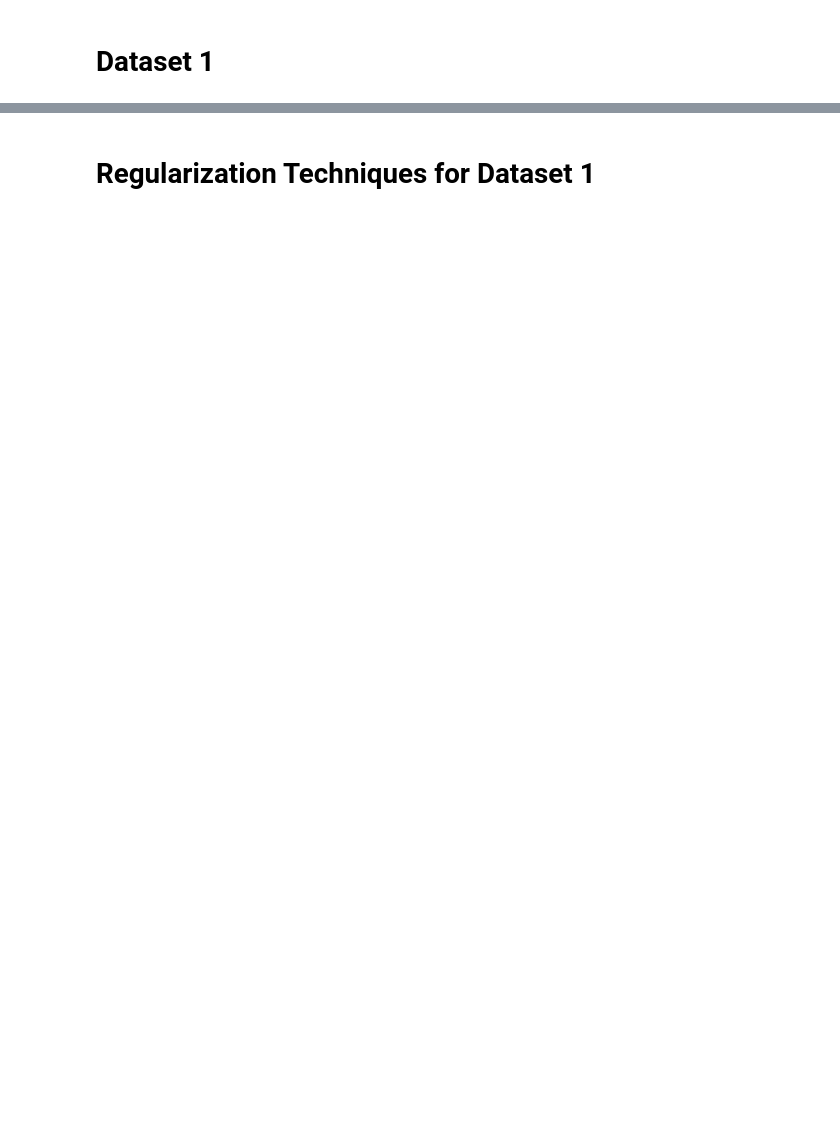
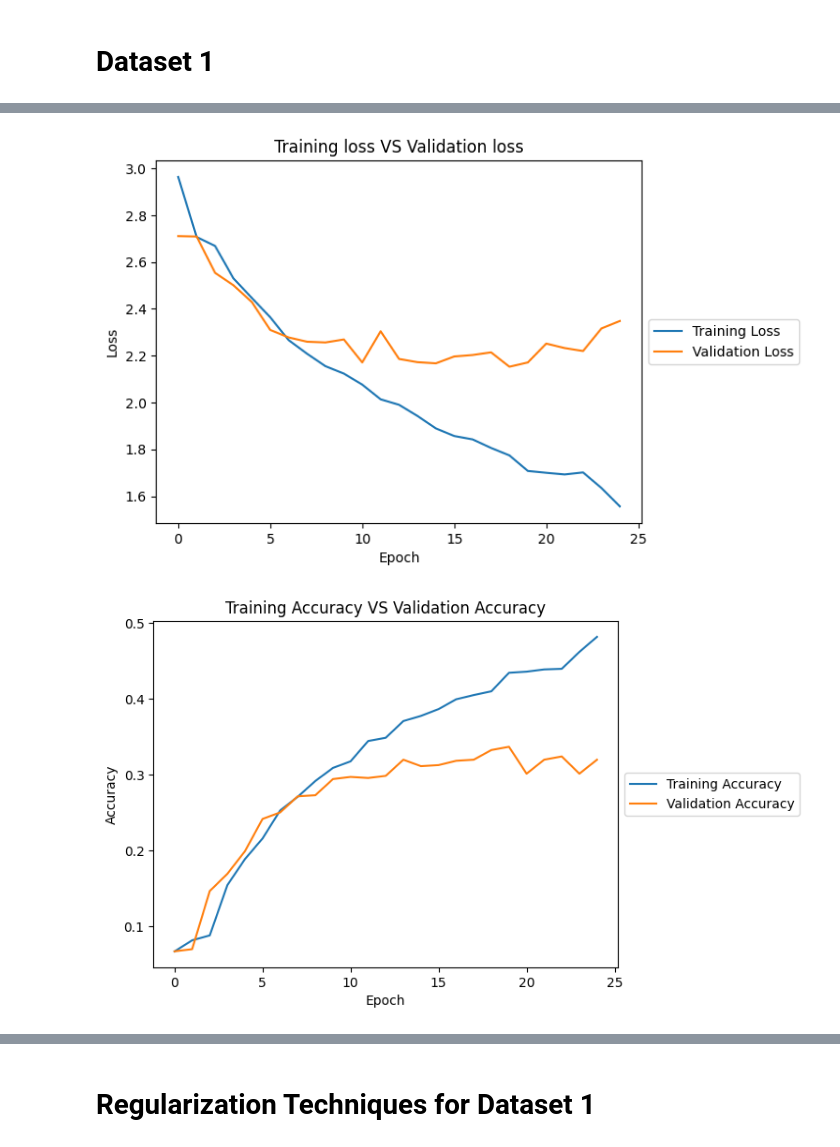
Before and after one commit to hrishikesh2708/CSCI567_Machine_Learning_Project, a Jupyter notebook: complex_regularization_CNN.ipynb, the cells around one changed output, grey strips where cells are left out. Drawn from its saved outputs; the diff is of its cells as text; code cells hidden in the pictures; blank space fills up the shorter version.

```diff
--- a/complex_regularization_CNN.ipynb
+++ b/complex_regularization_CNN.ipynb
@@ -14,7 +14,7 @@ import datasets
 import nltk
 import os
 import random
-from PIL import Image
+# from PIL import Image
 import matplotlib.pyplot as plt
 import tensorflow as tf
 
@@ -22,6 +22,7 @@ import tensorflow as tf
 # import tensorflow_datasets as tfds
 import tensorflow as tf  # For tf.data
 import keras
+import csv
 from keras import layers
 from tensorflow.keras import regularizers
 from keras.applications import EfficientNetB0
@@ -29,8 +30,8 @@ from keras.applications import EfficientNetB0
 # IMG_SIZE is determined by EfficientNet model choice
 IMG_SIZE = 64
 BATCH_SIZE = 64
-NUM_CLASSES = 10
-EPOCHS = 30
+NUM_CLASSES = 15
+EPOCHS = 25
 LR = 1e-3
 # %% [markdown]
 # Dataset 1
@@ -717,0 +105,12 @@ plot_hist_all(model_output, model_output_l2, model_output_dropout, model_output_
+# %%
+# Validation dataset creation
+tiny_imagenet_valid = pd.read_csv(f'{VALID_DIR}/val_annotations.txt',
+                       sep='\t',
+                       header=None,
+                       names=['File', 'Class', 'X', 'Y', 'H', 'W'])
+
+# attaching label to respective class
+tiny_imagenet_valid["label_name"] = tiny_imagenet_valid.apply(lambda row: class_to_name_dict[row.Class], axis= 1)
+tiny_imagenet_valid.File=tiny_imagenet_valid.apply(lambda row: os.path.join(VALID_DIR,"images", row.File), axis=1)
+tiny_imagenet_valid = tiny_imagenet_valid.reset_index(drop=True)
+tiny_imagenet_valid
@@ -717,0 +483,6 @@ plot_hist_all(model_output, model_output_l2, model_output_dropout, model_output_
+# %%
+plot_hist_loss(model_output)
+plot_hist(model_output)
+# %% [output]
+[figure, added]
+[figure, added]
```
Also changed, not shown: parts of 48 cells of this notebook.
